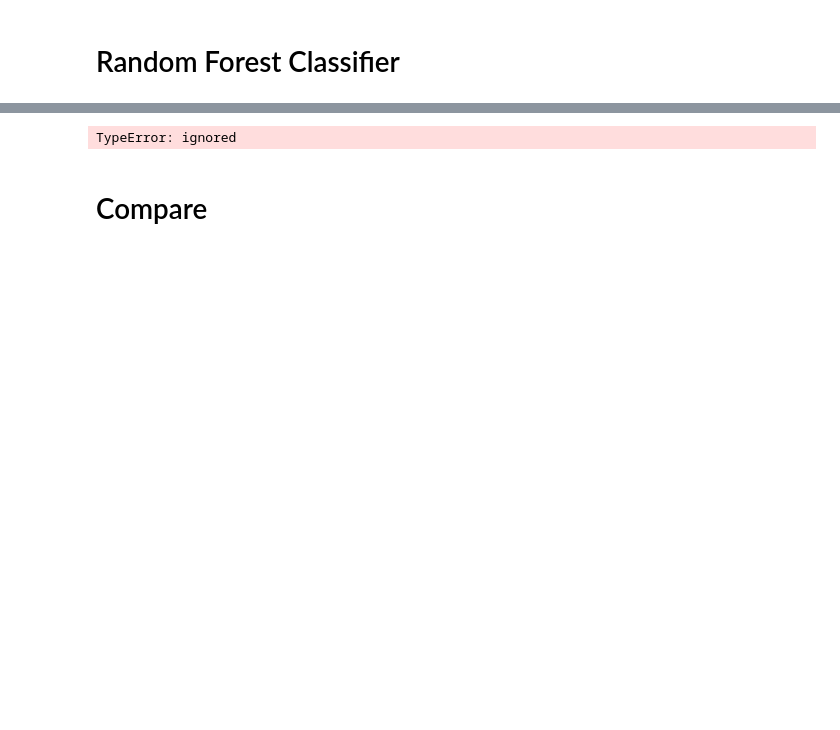
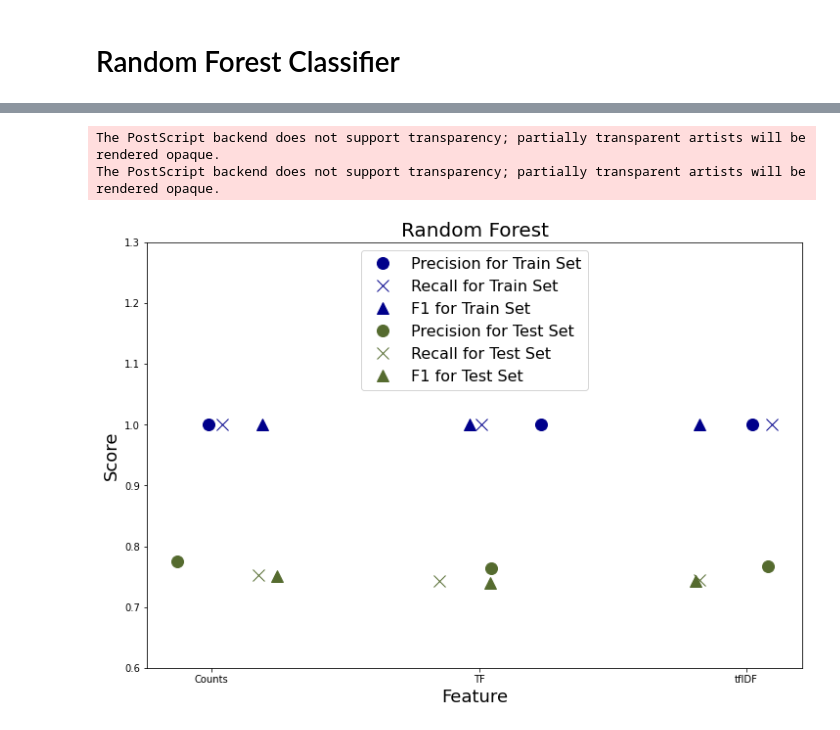
Before and after one commit to PawinData/TM, a Jupyter notebook: TM_A1.ipynb, the cells around one changed output, grey strips where cells are left out. Saved outputs shown, nothing was run; the diff lists cells and outputs as text; code cells hidden in the pictures; blank space fills up the shorter version.

```diff
--- a/TM_A1.ipynb
+++ b/TM_A1.ipynb
@@ -281,7 +286,7 @@ RandomForest
 # %%
-viz_res(RandomForest, ceiling=1.2)
+viz_res(RandomForest, TITLE="Random Forest", ceiling=1.3)
 # %% [output]
-TypeError: ignored
+The PostScript backend does not support transparency; partially transparent artists will be rendered opaque.
+The PostScript backend does not support transparency; partially transparent artists will be rendered opaque.
+[figure, added]
-# %% [markdown]
-# Compare
 # %%
```
Also changed, not shown: parts of 11 cells of this notebook.
